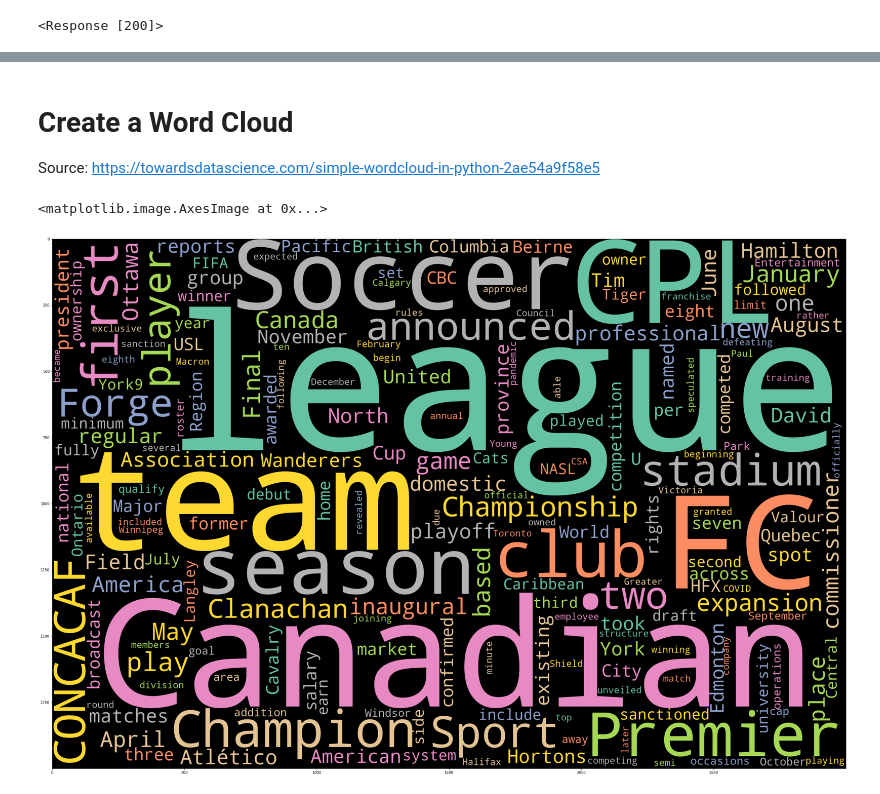
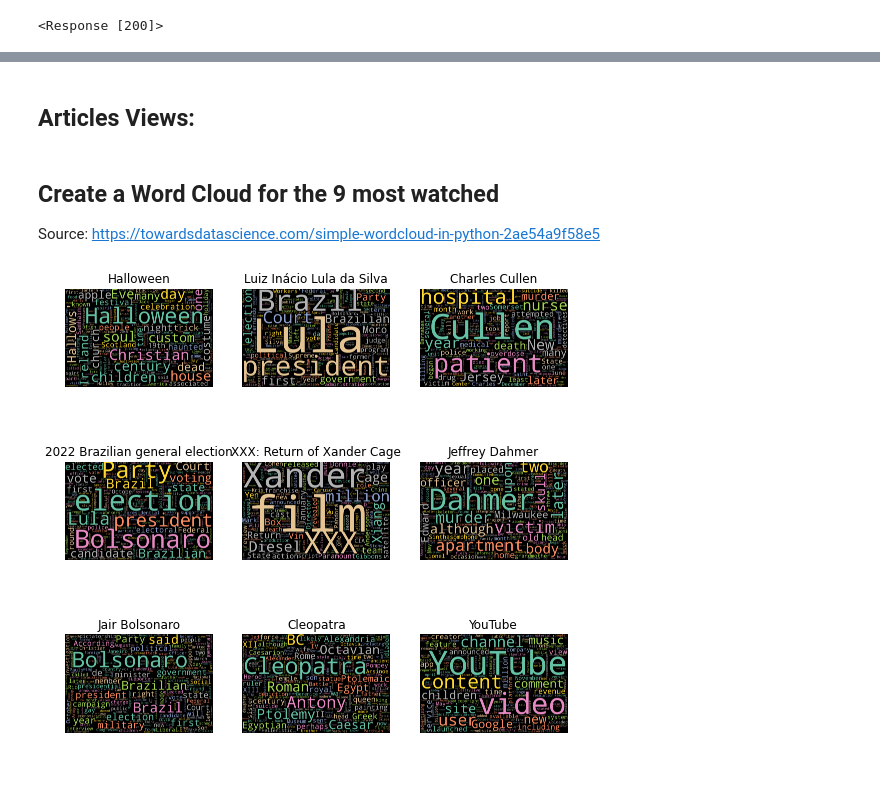
Before and after one commit to variableVG/What-is-people-looking-in-wikipedia, a Jupyter notebook: GarciaEspin_Violeta_if20b091_exercise7.ipynb, the cells around one changed output, grey strips where cells are left out. Cells and saved outputs as stored; diff of their text form; code cells hidden in the pictures; blank space fills up the shorter version.

```diff
--- a/GarciaEspin_Violeta_if20b091_exercise7.ipynb
+++ b/GarciaEspin_Violeta_if20b091_exercise7.ipynb
@@ -105,0 +112,4 @@ df.head()
+# %%
+# Get Lengths of text
+for idx, article in enumerate(df['Text']):
+  df.at[idx, 'Length'] = len(article)
@@ -106,16 +130,20 @@ df.head()
+# %% [markdown]
+## Articles Views:
 # %% [markdown]
-# Create a Word Cloud
+## Create a Word Cloud for the 9 most watched
 
 Source: https://towardsdatascience.com/simple-wordcloud-in-python-2ae54a9f58e5
 # %%
 from wordcloud import WordCloud, STOPWORDS
 import matplotlib.pyplot as plt
 
-# Generate word cloud
-wordcloud = WordCloud(width= 3000, height = 2000, random_state=1, background_color='black', colormap='Set2', collocations=False, stopwords = STOPWORDS).generate(df['Text'][0])
+plt.figure(figsize=(9,9))
 
-plt.figure(figsize=(40, 30))
-plt.imshow(wordcloud)
+for idx, text in enumerate(df['Text'][0:9]):
+  plt.subplot(3, 3, idx+1)
+  wordcloud = WordCloud(width= 3000, height = 2000, random_state=1, background_color='black', colormap='Set2', collocations=False, stopwords = STOPWORDS).generate(text)
+  plt.imshow(wordcloud)
+  plt.title(f"{df['Title'].iloc[idx]}")
+  plt.axis('off')
 # %% [output]
-<matplotlib.image.AxesImage at 0x...>
-[figure, old version]
+[figure, new version]
```
Also changed, not shown: parts of 7 cells of this notebook.
